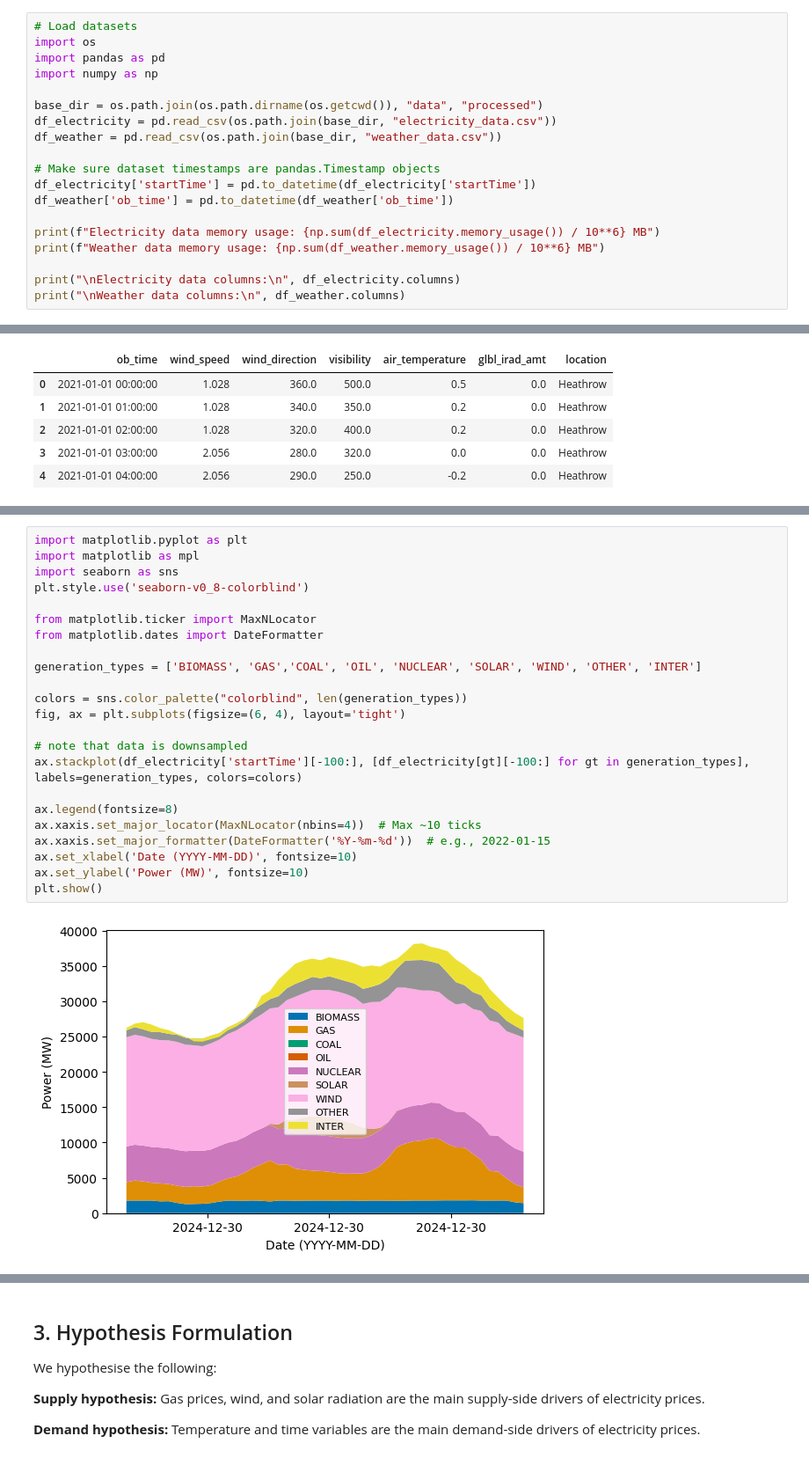
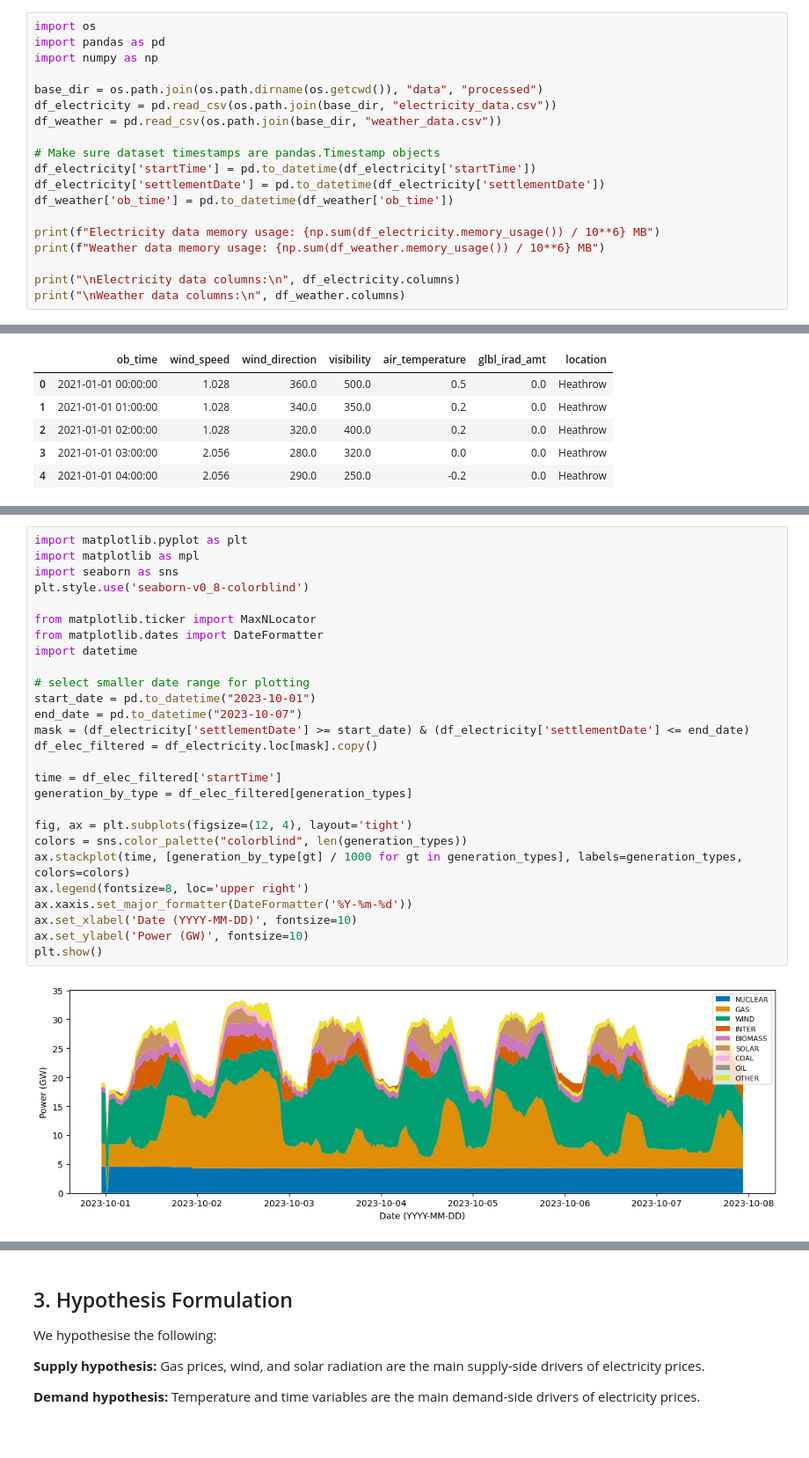
Before and after one commit to christianfenton/electricity_pricing, a Jupyter notebook: notebooks/exploratory_analysis.ipynb, the cells around one changed output, grey strips where cells are left out. Shown at 88% size. Cells and saved outputs as stored; diff of their text form; blank space fills up the shorter version.

Commit message:
Added simple variable vs time plots to exploratory analysis.

```diff
--- a/notebooks/exploratory_analysis.ipynb
+++ b/notebooks/exploratory_analysis.ipynb
@@ -14,5 +14,4 @@ We will do this by visualising the data over different time scales.
 # %%
-# Load datasets
 import os
 import pandas as pd
 import numpy as np
@@ -23,6 +22,7 @@ df_weather = pd.read_csv(os.path.join(base_dir, "weather_data.csv"))
 
 # Make sure dataset timestamps are pandas.Timestamp objects
 df_electricity['startTime'] = pd.to_datetime(df_electricity['startTime'])
+df_electricity['settlementDate'] = pd.to_datetime(df_electricity['settlementDate'])
 df_weather['ob_time'] = pd.to_datetime(df_weather['ob_time'])
 
 print(f"Electricity data memory usage: {np.sum(df_electricity.memory_usage()) / 10**6} MB")
@@ -67,25 +223,29 @@ Plot electricity generation breakdown:
 # %%
 import matplotlib.pyplot as plt
 import matplotlib as mpl
 import seaborn as sns
 plt.style.use('seaborn-v0_8-colorblind')
 
 from matplotlib.ticker import MaxNLocator
 from matplotlib.dates import DateFormatter
+import datetime
 
-generation_types = ['BIOMASS', 'GAS','COAL', 'OIL', 'NUCLEAR', 'SOLAR', 'WIND', 'OTHER', 'INTER']
+# select smaller date range for plotting
+start_date = pd.to_datetime("2023-10-01")
+end_date = pd.to_datetime("2023-10-07")
+mask = (df_electricity['settlementDate'] >= start_date) & (df_electricity['settlementDate'] <= end_date)
+df_elec_filtered = df_electricity.loc[mask].copy()
 
+time = df_elec_filtered['startTime']
+generation_by_type = df_elec_filtered[generation_types]
+
+fig, ax = plt.subplots(figsize=(12, 4), layout='tight')
 colors = sns.color_palette("colorblind", len(generation_types))
-fig, ax = plt.subplots(figsize=(6, 4), layout='tight')
-
-# note that data is downsampled
-ax.stackplot(df_electricity['startTime'][-100:], [df_electricity[gt][-100:] for gt in generation_types], labels=generation_types, colors=colors)
-
-ax.legend(fontsize=8)
-ax.xaxis.set_major_locator(MaxNLocator(nbins=4))  # Max ~10 ticks
-ax.xaxis.set_major_formatter(DateFormatter('%Y-%m-%d'))  # e.g., 2022-01-15
+ax.stackplot(time, [generation_by_type[gt] / 1000 for gt in generation_types], labels=generation_types, colors=colors)
+ax.legend(fontsize=8, loc='upper right')
+ax.xaxis.set_major_formatter(DateFormatter('%Y-%m-%d'))
 ax.set_xlabel('Date (YYYY-MM-DD)', fontsize=10)
-ax.set_ylabel('Power (MW)', fontsize=10)
+ax.set_ylabel('Power (GW)', fontsize=10)
 plt.show()
 # %% [output]
-[figure, old version]
+[figure, new version]
```
Also changed, not shown: parts of 40 cells of this notebook.
